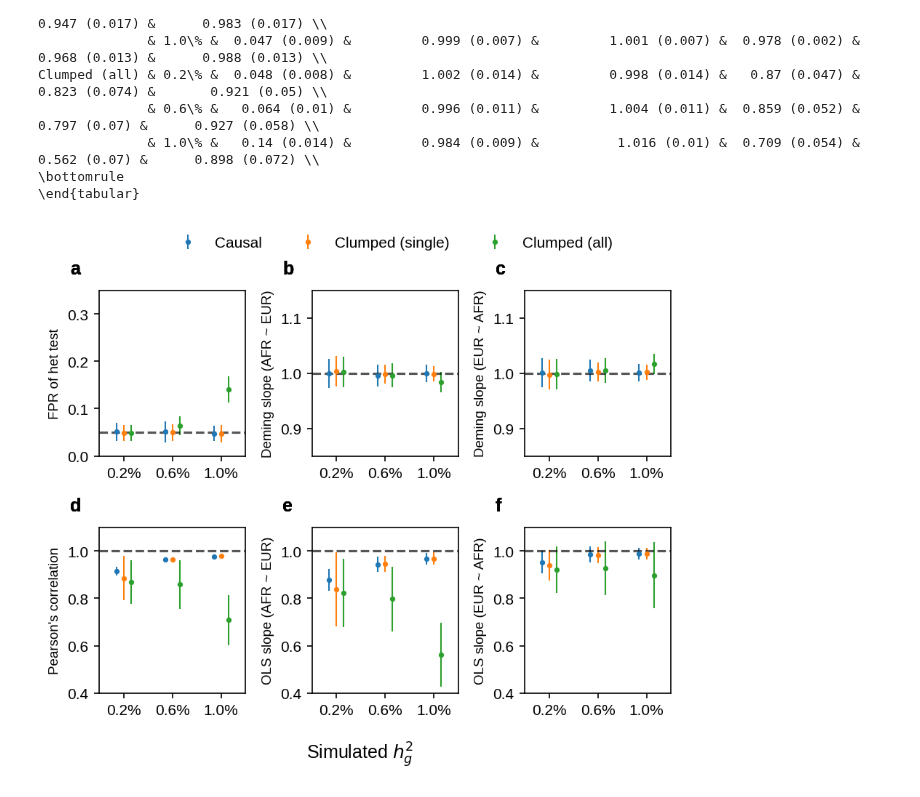
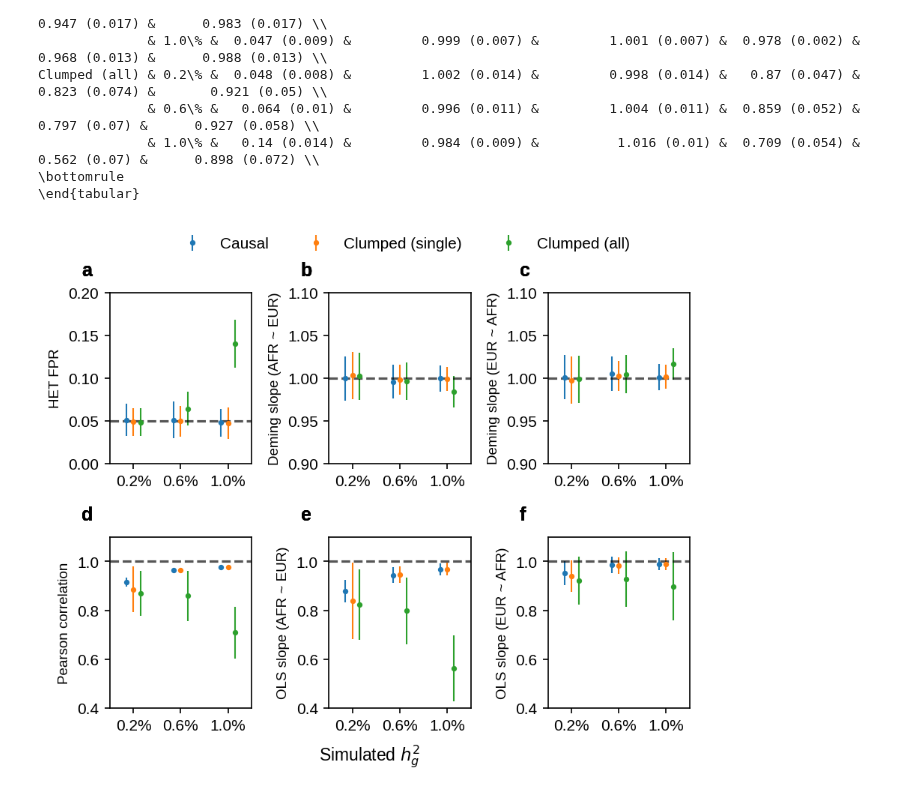
Before and after one commit to KangchengHou/admix-genet-cor, a Jupyter notebook: experiments/02-region-locus-simulate/03-plot.ipynb, the cells around one changed output. Cells and saved outputs as stored; diff of their text form; code cells hidden in the pictures.

Commit message:
update region simulation

```diff
--- a/experiments/02-region-locus-simulate/03-plot.ipynb
+++ b/experiments/02-region-locus-simulate/03-plot.ipynb
@@ -351,20 +396,20 @@ y_var_list = [
     "ols_eur~afr",
 ]
 y_label_list = [
-    "FPR of het test",
+    "HET FPR",
     "Deming slope (AFR ~ EUR)",
     "Deming slope (EUR ~ AFR)",
-    "Pearson's correlation",
+    "Pearson correlation",
     "OLS slope (AFR ~ EUR)",
     "OLS slope (EUR ~ AFR)",
 ]
 dict_ylim = {
-    "het_fpr": [0, 0.35],
+    "het_fpr": [0, 0.2],
     "pearsonr": [0.4, 1.1],
     "ols_afr~eur": [0.4, 1.1],
     "ols_eur~afr": [0.4, 1.1],
-    "deming_afr~eur": [0.85, 1.15],
-    "deming_eur~afr": [0.85, 1.15],
+    "deming_afr~eur": [0.9, 1.1],
+    "deming_eur~afr": [0.9, 1.1],
 }
 dict_hline = {
     "het_fpr": 0.05,
@@ -424,34 +469,34 @@ for group_i, group in enumerate(["causal", "clump-max", "clump"]):
         ax.text(
             -0.2,
             1.1,
             string.ascii_lowercase[i],
             transform=ax.transAxes,
             size=12,
             weight="bold",
         )
 
 # trick to put title in the same row
 handles, labels = axes[0].get_legend_handles_labels()
 fig.legend(
     handles,
     labels,
     ncol=5,
     loc="center",
     bbox_to_anchor=[0.55, 1.0],
     frameon=False,
     fontsize=10,
 )
 
 fig.text(
     0.5,
-    -0.05,
+    -0.02,
     "Simulated $h_g^2$",
-    fontsize=12,
+    fontsize=11,
     ha="center",
 )
 
 plt.tight_layout()
-plt.savefig("results/locus-simulation-single-causal.pdf", bbox_inches="tight")
+plt.savefig("results/locus-simulation-single-causal-supp.pdf", bbox_inches="tight")
 plt.show()
 # %% [output]
-[figure, old version]
+[figure, new version]
```
Also changed, not shown: parts of 5 cells of this notebook, 10 other files.
